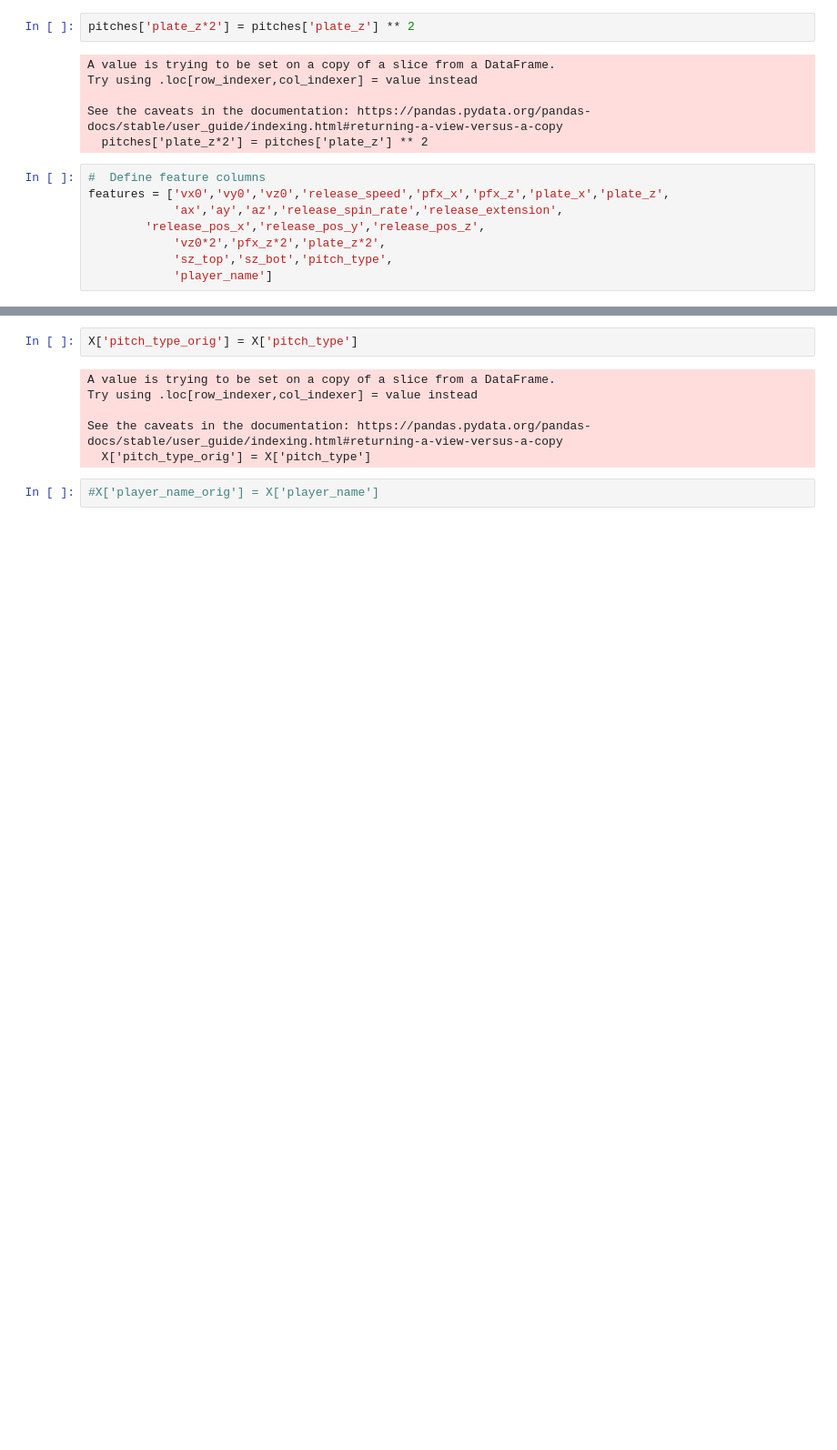
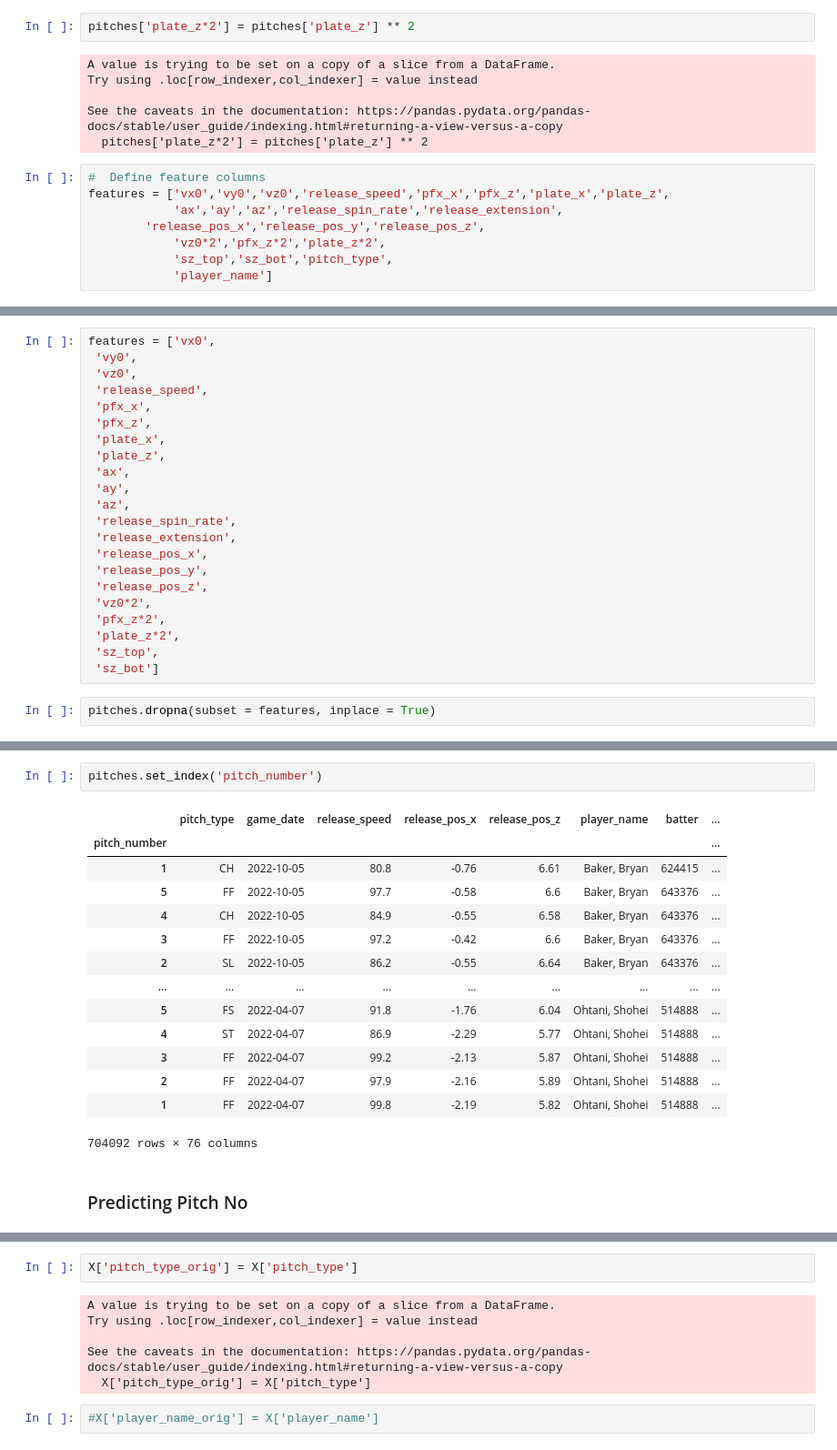
Before and after one commit to ritzba/pitch-recommender, a Jupyter notebook: code/new_model.ipynb, the cells around one changed output, grey strips where cells are left out. Shown at 91% size. Cells and saved outputs as stored; diff of their text form; blank space fills up the shorter version.

```diff
--- a/code/new_model.ipynb
+++ b/code/new_model.ipynb
@@ -312,0 +336,24 @@ np.log(pitches['pitch_no']).hist(bins = 100)
+# %%
+features = ['vx0',
+ 'vy0',
+ 'vz0',
+ 'release_speed',
+ 'pfx_x',
+ 'pfx_z',
+ 'plate_x',
+ 'plate_z',
+ 'ax',
+ 'ay',
+ 'az',
+ 'release_spin_rate',
+ 'release_extension',
+ 'release_pos_x',
+ 'release_pos_y',
+ 'release_pos_z',
+ 'vz0*2',
+ 'pfx_z*2',
+ 'plate_z*2',
+ 'sz_top',
+ 'sz_bot']
+# %%
+pitches.dropna(subset = features, inplace = True)
@@ -312,0 +430,19 @@ np.log(pitches['pitch_no']).hist(bins = 100)
+# %%
+pitches.set_index('pitch_number')
+# %% [output]
+|  | pitch_type | game_date | release_speed | release_pos_x | release_pos_z | player_name | batter | ... |
+| pitch_number |  |  |  |  |  |  |  | ... |
+| 1 | CH | 2022-10-05 | 80.8 | -0.76 | 6.61 | Baker, Bryan | 624415 | ... |
+| 5 | FF | 2022-10-05 | 97.7 | -0.58 | 6.6 | Baker, Bryan | 643376 | ... |
+| 4 | CH | 2022-10-05 | 84.9 | -0.55 | 6.58 | Baker, Bryan | 643376 | ... |
+| 3 | FF | 2022-10-05 | 97.2 | -0.42 | 6.6 | Baker, Bryan | 643376 | ... |
+| 2 | SL | 2022-10-05 | 86.2 | -0.55 | 6.64 | Baker, Bryan | 643376 | ... |
+| ... | ... | ... | ... | ... | ... | ... | ... | ... |
+| 5 | FS | 2022-04-07 | 91.8 | -1.76 | 6.04 | Ohtani, Shohei | 514888 | ... |
+| 4 | ST | 2022-04-07 | 86.9 | -2.29 | 5.77 | Ohtani, Shohei | 514888 | ... |
+| 3 | FF | 2022-04-07 | 99.2 | -2.13 | 5.87 | Ohtani, Shohei | 514888 | ... |
+| 2 | FF | 2022-04-07 | 97.9 | -2.16 | 5.89 | Ohtani, Shohei | 514888 | ... |
+| 1 | FF | 2022-04-07 | 99.8 | -2.19 | 5.82 | Ohtani, Shohei | 514888 | ... |
+704092 rows × 76 columns
+# %% [markdown]
+###  Predicting Pitch No
```
Also changed, not shown: parts of 35 cells of this notebook.
